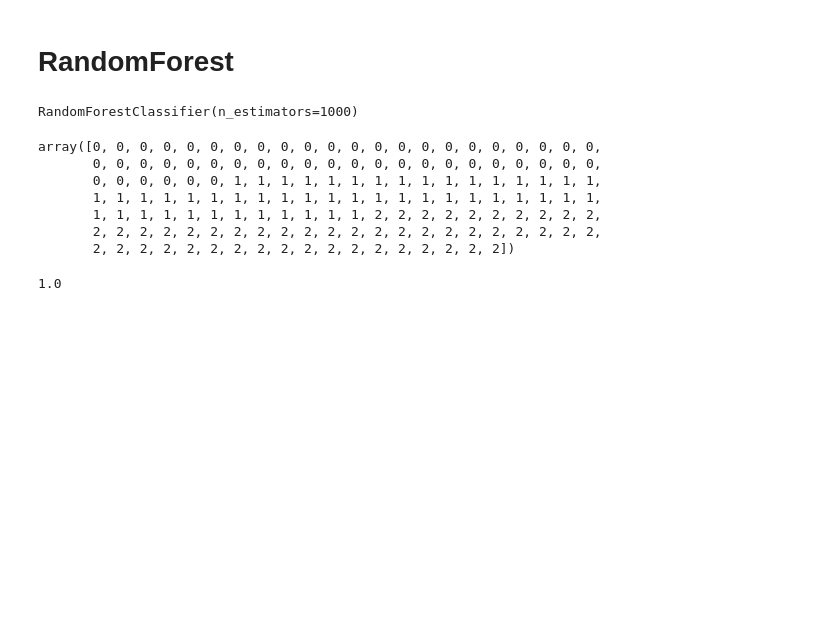
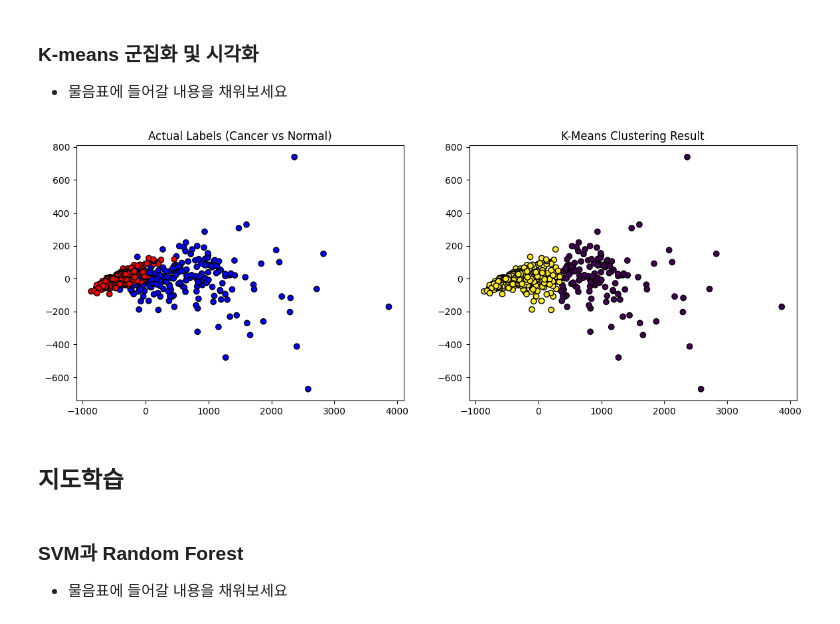
Before and after one commit to hsmu-jeongeun/medical-data-analysis, a Jupyter notebook: 05_machine_learning_algorithm.ipynb, the cells around one changed output. Cells and saved outputs as stored; diff of their text form; code cells hidden in the pictures; blank space fills up the shorter version.

```diff
--- a/05_machine_learning_algorithm.ipynb
+++ b/05_machine_learning_algorithm.ipynb
@@ -52,0 +16,5 @@ svc.score(X,y)
+# %%
+data = load_breast_cancer()
+feature_names = [f'Gene_{i+1}' for i in range(30)]
+df = pd.DataFrame(data.data, columns=feature_names)
+df['Target'] = data.target # 0: 암(Malignant), 1: 정상(Benign)
@@ -52,0 +61,11 @@ svc.score(X,y)
+# %%
+pca = PCA(n_components=2)
+X_pca = pca.fit_transform(df)
+
+plt.figure(figsize=(8, 5))
+scatter = plt.scatter(X_pca[:, 0], X_pca[:, 1], c=df['Target'], cmap='bwr', alpha=0.6, edgecolor='k')
+plt.legend(handles=scatter.legend_elements()[0], labels=['Cancer (0)', 'Normal (1)'])
+plt.title("PCA of Gene Expression Data (Cancer vs Normal)")
+plt.xlabel("First Principal Component")
+plt.ylabel("Second Principal Component")
+plt.show()
@@ -53,22 +74,28 @@ svc.score(X,y)
+# %% [markdown]
+### K-means 군집화 및 시각화
+- 물음표에 들어갈 내용을 채워보세요
+# %%
+from sklearn.cluster import KMeans
+
+# K-Means 모델 학습
+kmeans = KMeans(n_clusters= ?, random_state=42)
+cluster_labels = kmeans.fit_predict(df.drop('Target', axis=1))
+
+# 실제 정답 vs K-Means 예측 결과 시각적 비교
+fig, axes = plt.subplots(1, 2, figsize=(14, 5))
+
+# 실제 정답 산점도
+axes[0].scatter(X_pca[:, 0], X_pca[:, 1], c=df['Target'], cmap='bwr', edgecolor='k')
+axes[0].set_title('Actual Labels (Cancer vs Normal)')
+
+# K-Means 군집 결과 산점도
+axes[1].scatter(X_pca[:, 0], X_pca[:, 1], c=cluster_labels, cmap='viridis', edgecolor='k')
+axes[1].set_title('K-Means Clustering Result')
+plt.show()
+# %% [output]
+[figure, added]
 # %% [markdown]
-# RandomForest
+## 지도학습
-# %%
-from sklearn.ensemble import RandomForestClassifier
-rfc = RandomForestClassifier(n_estimators=1000) # default 10. 복잡한 데이터에서 더 큰 값 사용
-rfc.fit(X,y)
-# %% [output]
-RandomForestClassifier(n_estimators=1000)
-# %%
-rfc.predict(X)
-# %% [output]
-array([0, 0, 0, 0, 0, 0, 0, 0, 0, 0, 0, 0, 0, 0, 0, 0, 0, 0, 0, 0, 0, 0,
-       0, 0, 0, 0, 0, 0, 0, 0, 0, 0, 0, 0, 0, 0, 0, 0, 0, 0, 0, 0, 0, 0,
-       0, 0, 0, 0, 0, 0, 1, 1, 1, 1, 1, 1, 1, 1, 1, 1, 1, 1, 1, 1, 1, 1,
-       1, 1, 1, 1, 1, 1, 1, 1, 1, 1, 1, 1, 1, 1, 1, 1, 1, 1, 1, 1, 1, 1,
-       1, 1, 1, 1, 1, 1, 1, 1, 1, 1, 1, 1, 2, 2, 2, 2, 2, 2, 2, 2, 2, 2,
-       2, 2, 2, 2, 2, 2, 2, 2, 2, 2, 2, 2, 2, 2, 2, 2, 2, 2, 2, 2, 2, 2,
-       2, 2, 2, 2, 2, 2, 2, 2, 2, 2, 2, 2, 2, 2, 2, 2, 2, 2])
-# %%
-rfc.score(X,y)
-# %% [output]
-1.0
+# %% [markdown]
+### SVM과 Random Forest
+- 물음표에 들어갈 내용을 채워보세요
```
Also changed, not shown: parts of 21 cells of this notebook.
